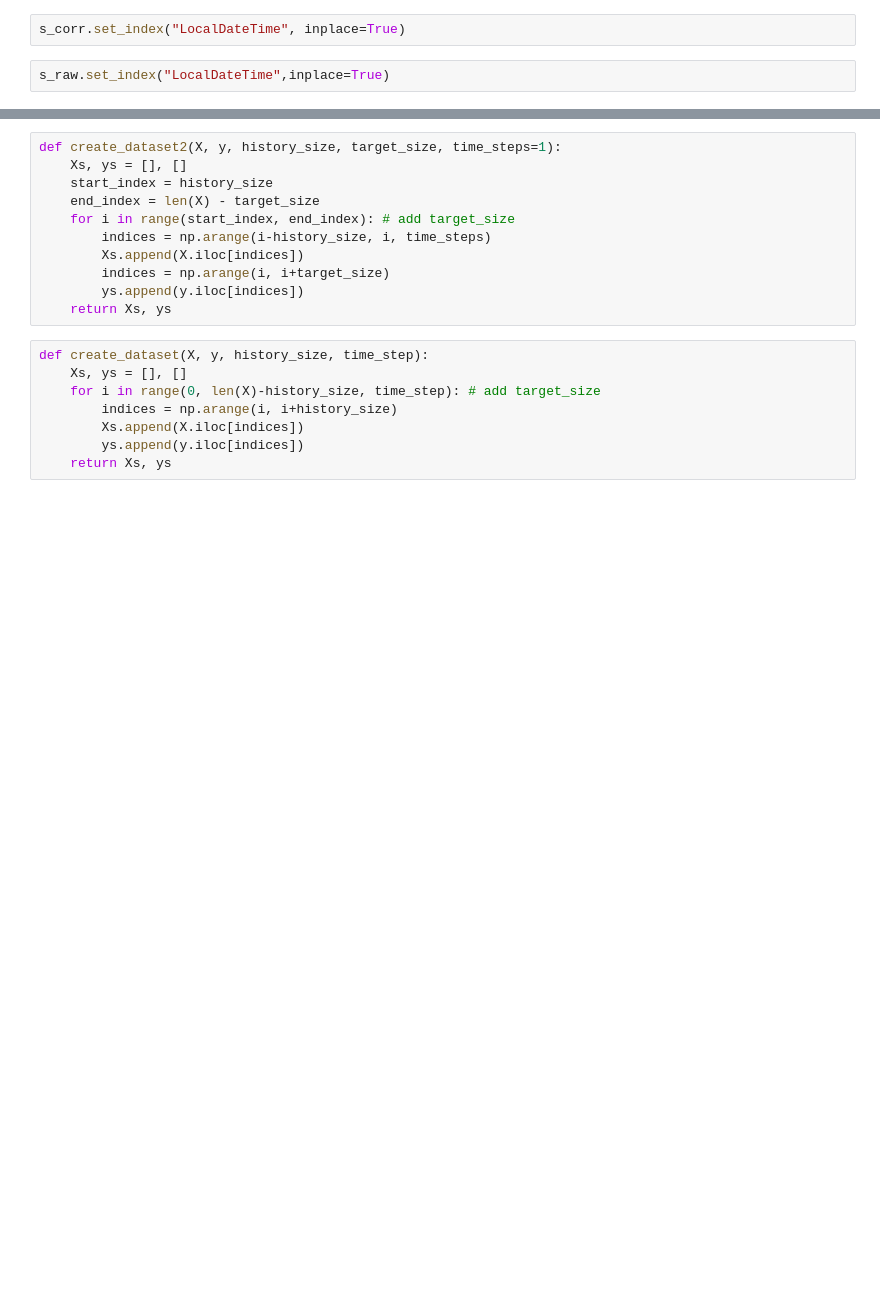
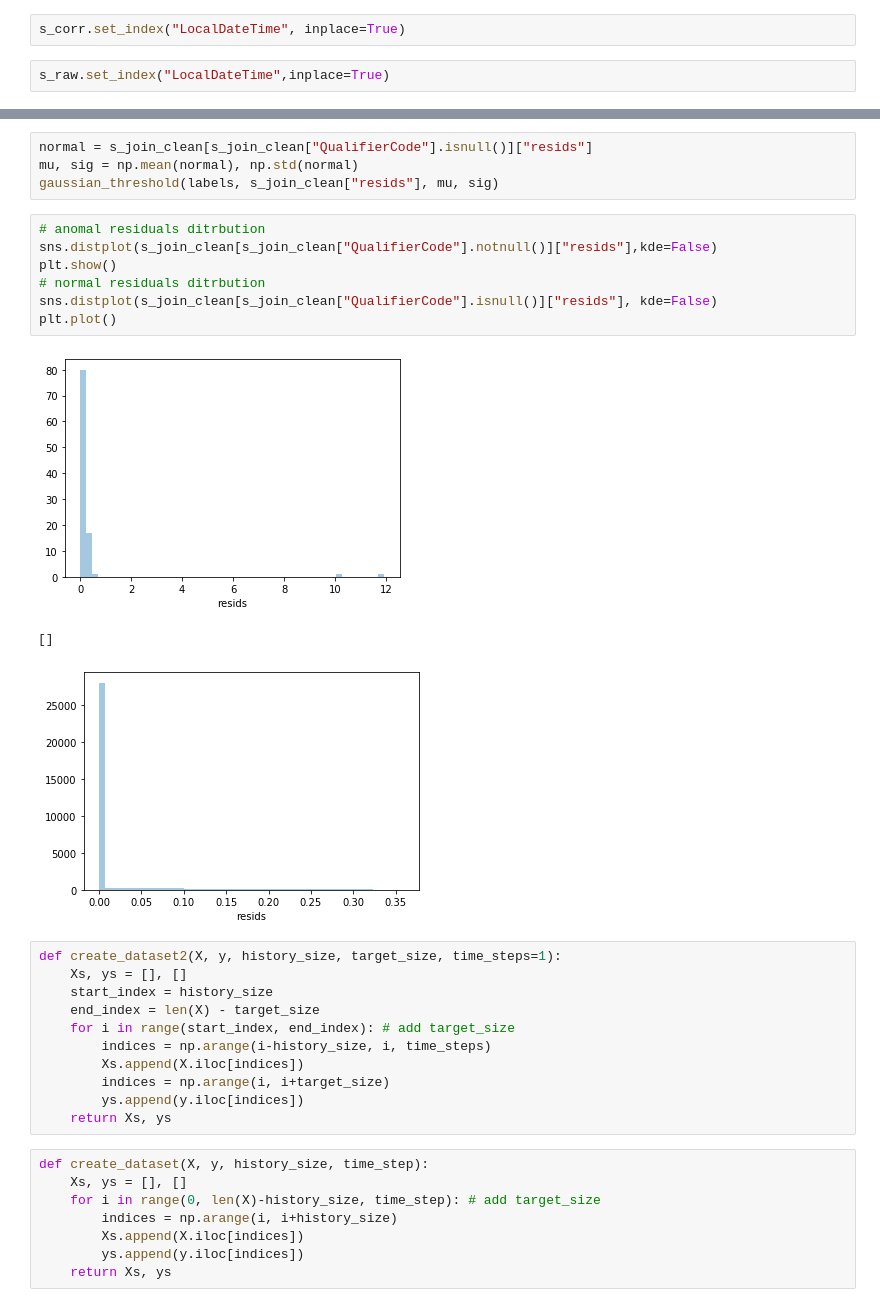
Before and after one commit to HelenGuohx/waterSensor, a Jupyter notebook: ARIMA.ipynb, the cells around one changed output, grey strips where cells are left out. Drawn from its saved outputs; the diff is of its cells as text; blank space fills up the shorter version.

```diff
--- a/ARIMA.ipynb
+++ b/ARIMA.ipynb
@@ -54,3 +227,18 @@ s_join.head()
+# %%
+normal = s_join_clean[s_join_clean["QualifierCode"].isnull()]["resids"]
+mu, sig = np.mean(normal), np.std(normal)
+gaussian_threshold(labels, s_join_clean["resids"], mu, sig)
+# %%
+# anomal residuals ditrbution
+sns.distplot(s_join_clean[s_join_clean["QualifierCode"].notnull()]["resids"],kde=False)
+plt.show()
+# normal residuals ditrbution
+sns.distplot(s_join_clean[s_join_clean["QualifierCode"].isnull()]["resids"], kde=False)
+plt.plot()
+# %% [output]
+[figure, added]
+[]
+[figure, added]
 # %%
 def create_dataset2(X, y, history_size, target_size, time_steps=1):
     Xs, ys = [], []
```
Also changed, not shown: parts of 34 cells of this notebook, 8 other files.
